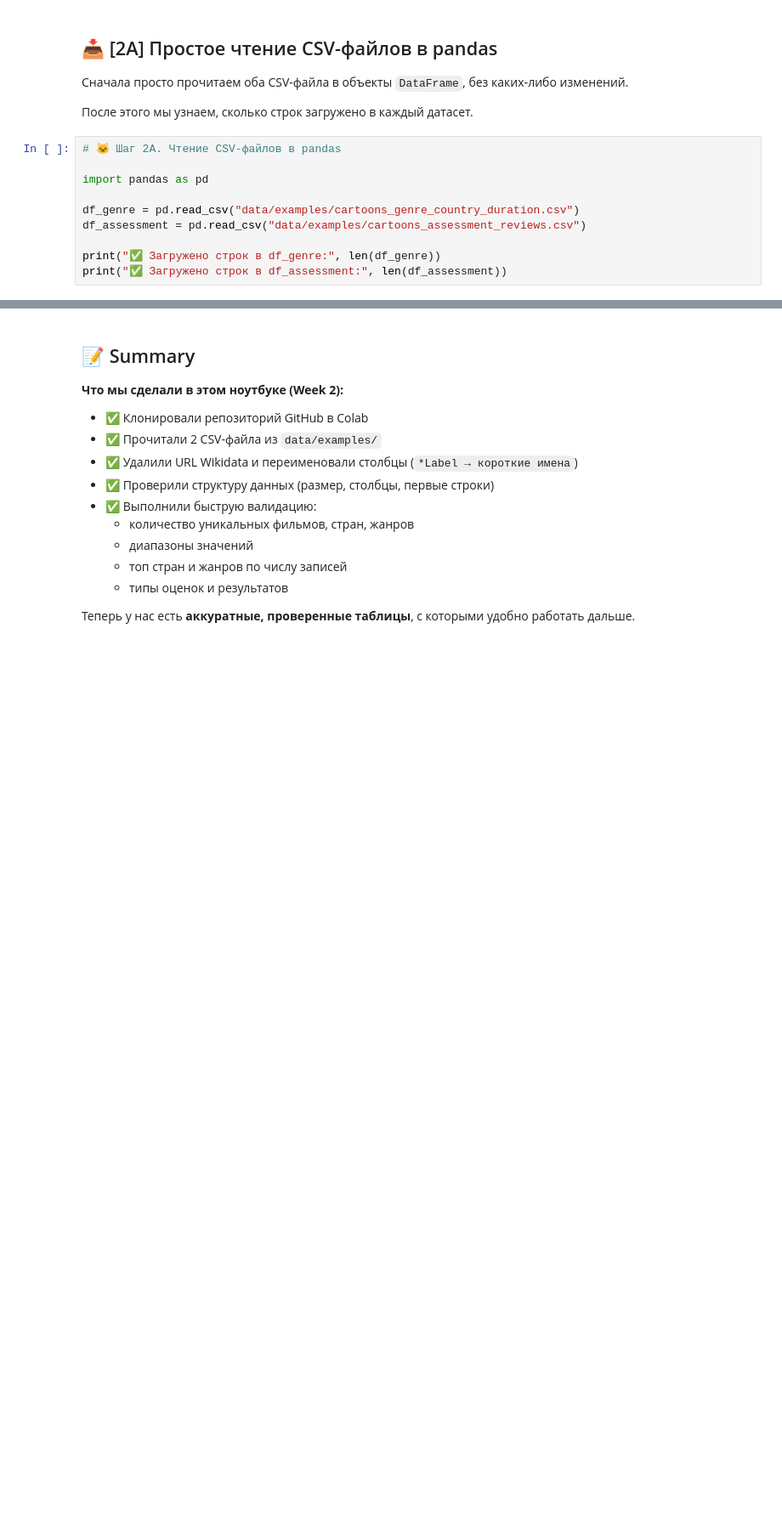
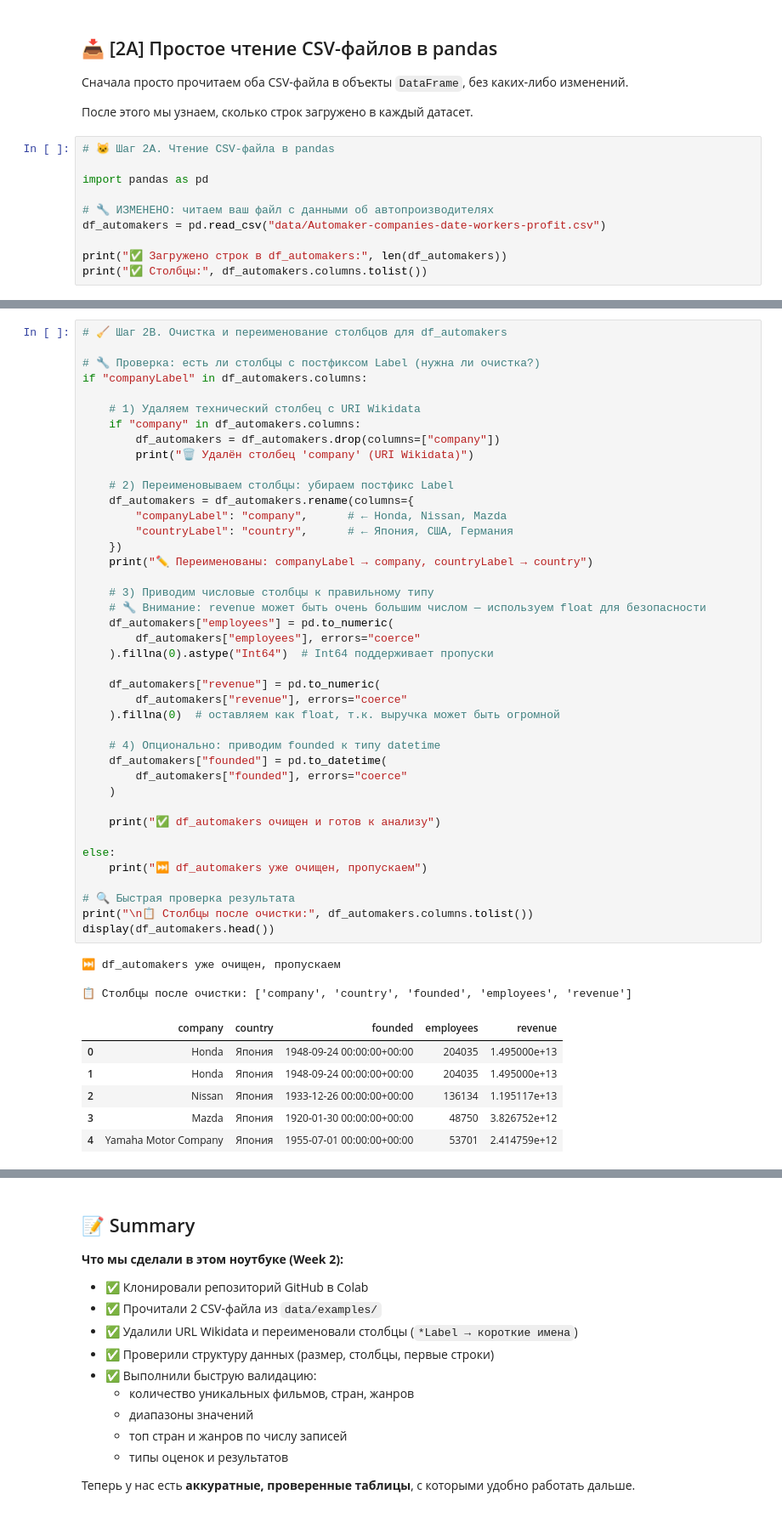
Before and after one commit to LinarBiktimerov/python-ai-Biktimerov-Linar, a Jupyter notebook: notebooks/week2b_read_csv.ipynb, the cells around one changed output, grey strips where cells are left out. Shown at 85% size. Saved outputs shown, nothing was run; the diff lists cells and outputs as text; blank space fills up the shorter version.

Commit message:
Доделал csv файл

```diff
--- a/notebooks/week2b_read_csv.ipynb
+++ b/notebooks/week2b_read_csv.ipynb
@@ -40,13 +42,13 @@ print("✅ Репозиторий готов, теперь мы работаем
 
 После этого мы узнаем, сколько строк загружено в каждый датасет.
 # %%
-# 🐱 Шаг 2A. Чтение CSV-файлов в pandas
+# 🐱 Шаг 2A. Чтение CSV-файла в pandas
 
 import pandas as pd
 
-df_genre = pd.read_csv("data/examples/cartoons_genre_country_duration.csv")
-df_assessment = pd.read_csv("data/examples/cartoons_assessment_reviews.csv")
+# 🔧 ИЗМЕНЕНО: читаем ваш файл с данными об автопроизводителях
+df_automakers = pd.read_csv("data/Automaker-companies-date-workers-profit.csv")
 
-print("✅ Загружено строк в df_genre:", len(df_genre))
-print("✅ Загружено строк в df_assessment:", len(df_assessment))
+print("✅ Загружено строк в df_automakers:", len(df_automakers))
+print("✅ Столбцы:", df_automakers.columns.tolist())
 # %% [output]
@@ -116,3 +77,54 @@ print("\n✅ Данные готовы к анализу")
+# %%
+# 🧹 Шаг 2B. Очистка и переименование столбцов для df_automakers
+
+# 🔧 Проверка: есть ли столбцы с постфиксом Label (нужна ли очистка?)
+if "companyLabel" in df_automakers.columns:
+
+    # 1) Удаляем технический столбец с URI Wikidata
+    if "company" in df_automakers.columns:
+        df_automakers = df_automakers.drop(columns=["company"])
+        print("🗑️ Удалён столбец 'company' (URI Wikidata)")
+
+    # 2) Переименовываем столбцы: убираем постфикс Label
+    df_automakers = df_automakers.rename(columns={
+        "companyLabel": "company",      # ← Honda, Nissan, Mazda
+        "countryLabel": "country",      # ← Япония, США, Германия
+    })
+    print("✏️ Переименованы: companyLabel → company, countryLabel → country")
+
+    # 3) Приводим числовые столбцы к правильному типу
+    # 🔧 Внимание: revenue может быть очень большим числом — используем float для безопасности
+    df_automakers["employees"] = pd.to_numeric(
+        df_automakers["employees"], errors="coerce"
+    ).fillna(0).astype("Int64")  # Int64 поддерживает пропуски
+
+    df_automakers["revenue"] = pd.to_numeric(
+        df_automakers["revenue"], errors="coerce"
+    ).fillna(0)  # оставляем как float, т.к. выручка может быть огромной
+
+    # 4) Опционально: приводим founded к типу datetime
+    df_automakers["founded"] = pd.to_datetime(
+        df_automakers["founded"], errors="coerce"
+    )
+
+    print("✅ df_automakers очищен и готов к анализу")
+
+else:
+    print("⏭️ df_automakers уже очищен, пропускаем")
+
+# 🔍 Быстрая проверка результата
+print("\n📋 Столбцы после очистки:", df_automakers.columns.tolist())
+display(df_automakers.head())
+# %% [output]
+⏭️ df_automakers уже очищен, пропускаем
+
+📋 Столбцы после очистки: ['company', 'country', 'founded', 'employees', 'revenue']
+|  | company | country | founded | employees | revenue |
+| 0 | Honda | Япония | 1948-09-24 00:00:00+00:00 | 204035 | 1.495000e+13 |
+| 1 | Honda | Япония | 1948-09-24 00:00:00+00:00 | 204035 | 1.495000e+13 |
+| 2 | Nissan | Япония | 1933-12-26 00:00:00+00:00 | 136134 | 1.195117e+13 |
+| 3 | Mazda | Япония | 1920-01-30 00:00:00+00:00 | 48750 | 3.826752e+12 |
+| 4 | Yamaha Motor Company | Япония | 1955-07-01 00:00:00+00:00 | 53701 | 2.414759e+12 |
 # %% [markdown]
 ## 🔍 [3] Обзор данных: структура и первые строки
 
```
Also changed, not shown: parts of 10 cells of this notebook.
